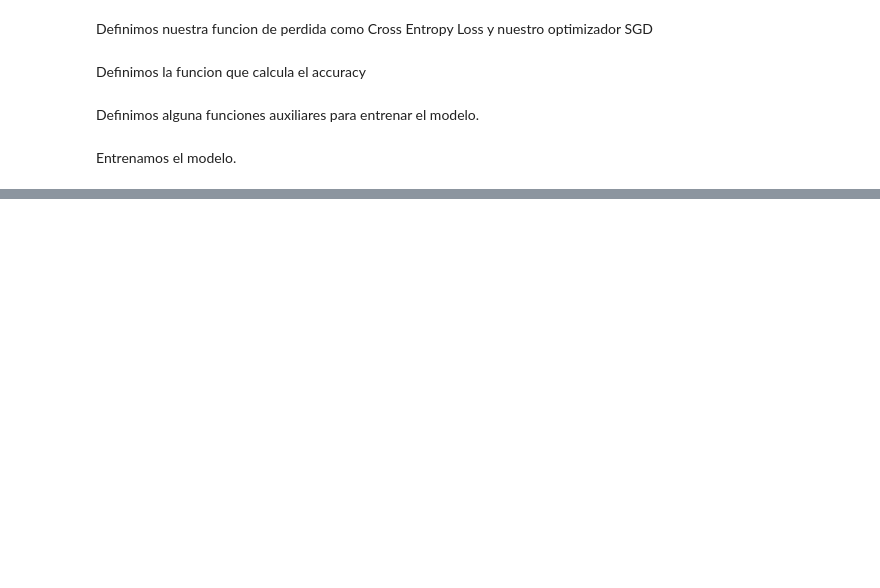
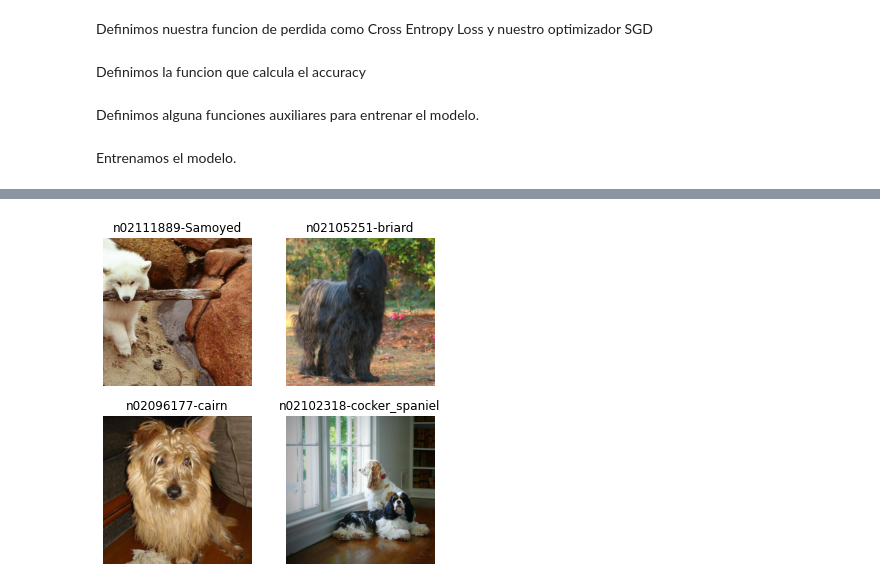
Before and after one commit to tomiambro/ap_automatico, a Jupyter notebook: tp2pytorch.ipynb, the cells around one changed output, grey strips where cells are left out. Drawn from its saved outputs; the diff is of its cells as text; code cells hidden in the pictures; blank space fills up the shorter version.

```diff
--- a/tp2pytorch.ipynb
+++ b/tp2pytorch.ipynb
@@ -232,0 +235,14 @@ KeyboardInterrupt: ignored
+# %%
+path = Path(f'{root_path}/images/Images')
+# %%
+dogs = DataBlock(
+    blocks=(ImageBlock, CategoryBlock),
+    get_items=get_image_files,
+    splitter=RandomSplitter(valid_pct=0.4, seed=42),
+    get_y=parent_label,
+    item_tfms=Resize(256))
+# %%
+dls = dogs.dataloaders(path)
+dls.valid.show_batch(max_n=4)
+# %% [output]
+[figure, added]
```
Also changed, not shown: parts of 19 cells of this notebook.
